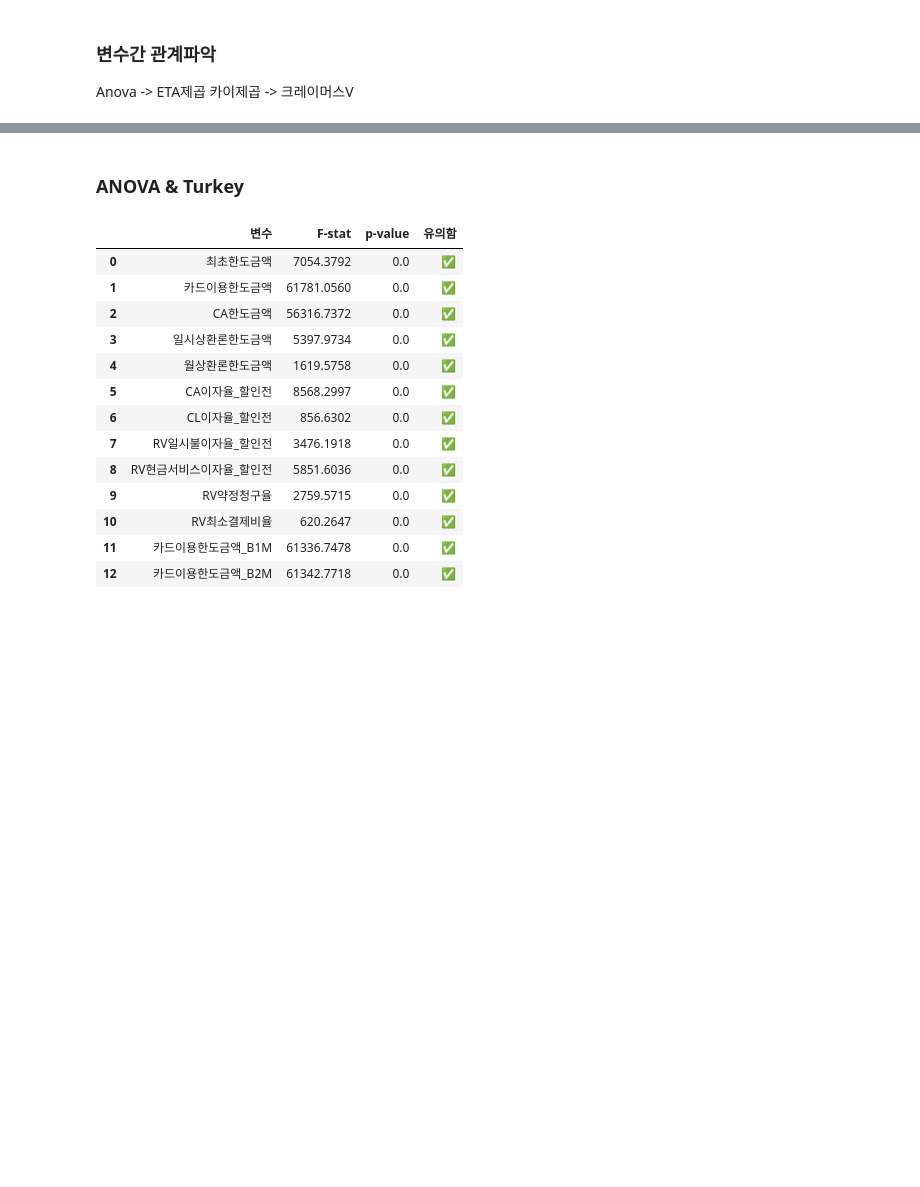
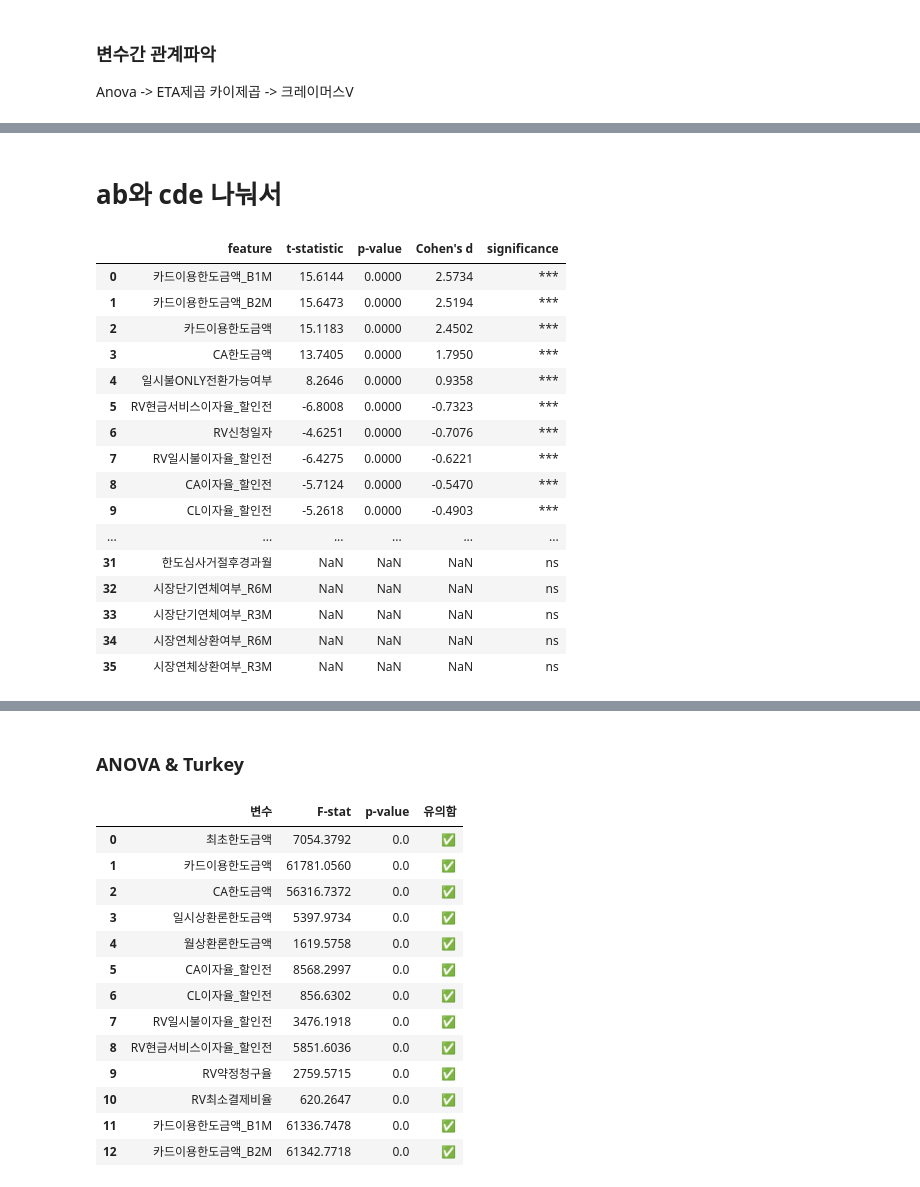
Before and after one commit to LikeLionProjectOrg/FinalProject, a Jupyter notebook: members/조준혁/ipynb/04_데이터 상관분석(신용정보).ipynb, the cells around one changed output, grey strips where cells are left out. Saved outputs shown, nothing was run; the diff lists cells and outputs as text; code cells hidden in the pictures; blank space fills up the shorter version.

```diff
--- a/members/조준혁/ipynb/04_데이터 상관분석(신용정보).ipynb
+++ b/members/조준혁/ipynb/04_데이터 상관분석(신용정보).ipynb
@@ -445,15 +278,0 @@ display(result_df6)
-# %%
-# 비교할 종속변수
-target = 'Segment_e'
-# 결과를 담을 리스트
-corr_result = []
-# 반복
-for col in column5:
-    if col in all_df.columns:
-        corr = all_df[col].corr(all_df[target])
-        corr_result.append({'변수': col, '상관계수': corr})
-
-# 데이터프레임으로 정리한다
-result_df7 = pd.DataFrame(corr_result).sort_values(by='상관계수', key=abs, ascending=False).reset_index(drop=True)
-
-display(result_df7)
@@ -467,15 +278,0 @@ display(result_df7)
-# %%
-# 비교할 종속변수
-target = 'Segment_e'
-# 결과를 담을 리스트
-corr_result = []
-# 반복
-for col in column6:
-    if col in all_df.columns:
-        corr = all_df[col].corr(all_df[target])
-        corr_result.append({'변수': col, '상관계수': corr})
-
-# 데이터프레임으로 정리한다
-result_df8 = pd.DataFrame(corr_result).sort_values(by='상관계수', key=abs, ascending=False).reset_index(drop=True)
-
-display(result_df8)
@@ -589,0 +279,6 @@ all_df[column5].corr()
+# %% [markdown]
+# ab와 cde 나눠서
+# %%
+# all_df를 Segment를 기준으로 ab와 cde로 나눈다
+ab_df = all_df[all_df['Segment'].isin(['A', 'B'])]
+cde_df = all_df[all_df['Segment'].isin(['C', 'D', 'E'])]
@@ -589,0 +289,3 @@ all_df[column5].corr()
+# %%
+num_cols = ab_df.select_dtypes(include=[np.number]).columns.tolist()
+cat_cols = ab_df.select_dtypes(exclude=[np.number]).columns.tolist()
@@ -589,0 +340,21 @@ all_df[column5].corr()
+# %%
+ttest_results = ttest_ab_multiple_verbose_abs_sorted(ab_df, num_cols)
+ttest_results
+# %% [output]
+|  | feature | t-statistic | p-value | Cohen's d | significance |
+| 0 | 카드이용한도금액_B1M | 15.6144 | 0.0000 | 2.5734 | *** |
+| 1 | 카드이용한도금액_B2M | 15.6473 | 0.0000 | 2.5194 | *** |
+| 2 | 카드이용한도금액 | 15.1183 | 0.0000 | 2.4502 | *** |
+| 3 | CA한도금액 | 13.7405 | 0.0000 | 1.7950 | *** |
+| 4 | 일시불ONLY전환가능여부 | 8.2646 | 0.0000 | 0.9358 | *** |
+| 5 | RV현금서비스이자율_할인전 | -6.8008 | 0.0000 | -0.7323 | *** |
+| 6 | RV신청일자 | -4.6251 | 0.0000 | -0.7076 | *** |
+| 7 | RV일시불이자율_할인전 | -6.4275 | 0.0000 | -0.6221 | *** |
+| 8 | CA이자율_할인전 | -5.7124 | 0.0000 | -0.5470 | *** |
+| 9 | CL이자율_할인전 | -5.2618 | 0.0000 | -0.4903 | *** |
+| ... | ... | ... | ... | ... | ... |
+| 31 | 한도심사거절후경과월 | NaN | NaN | NaN | ns |
+| 32 | 시장단기연체여부_R6M | NaN | NaN | NaN | ns |
+| 33 | 시장단기연체여부_R3M | NaN | NaN | NaN | ns |
+| 34 | 시장연체상환여부_R6M | NaN | NaN | NaN | ns |
+| 35 | 시장연체상환여부_R3M | NaN | NaN | NaN | ns |
```
Also changed, not shown: parts of 39 cells of this notebook, 21 other files.
